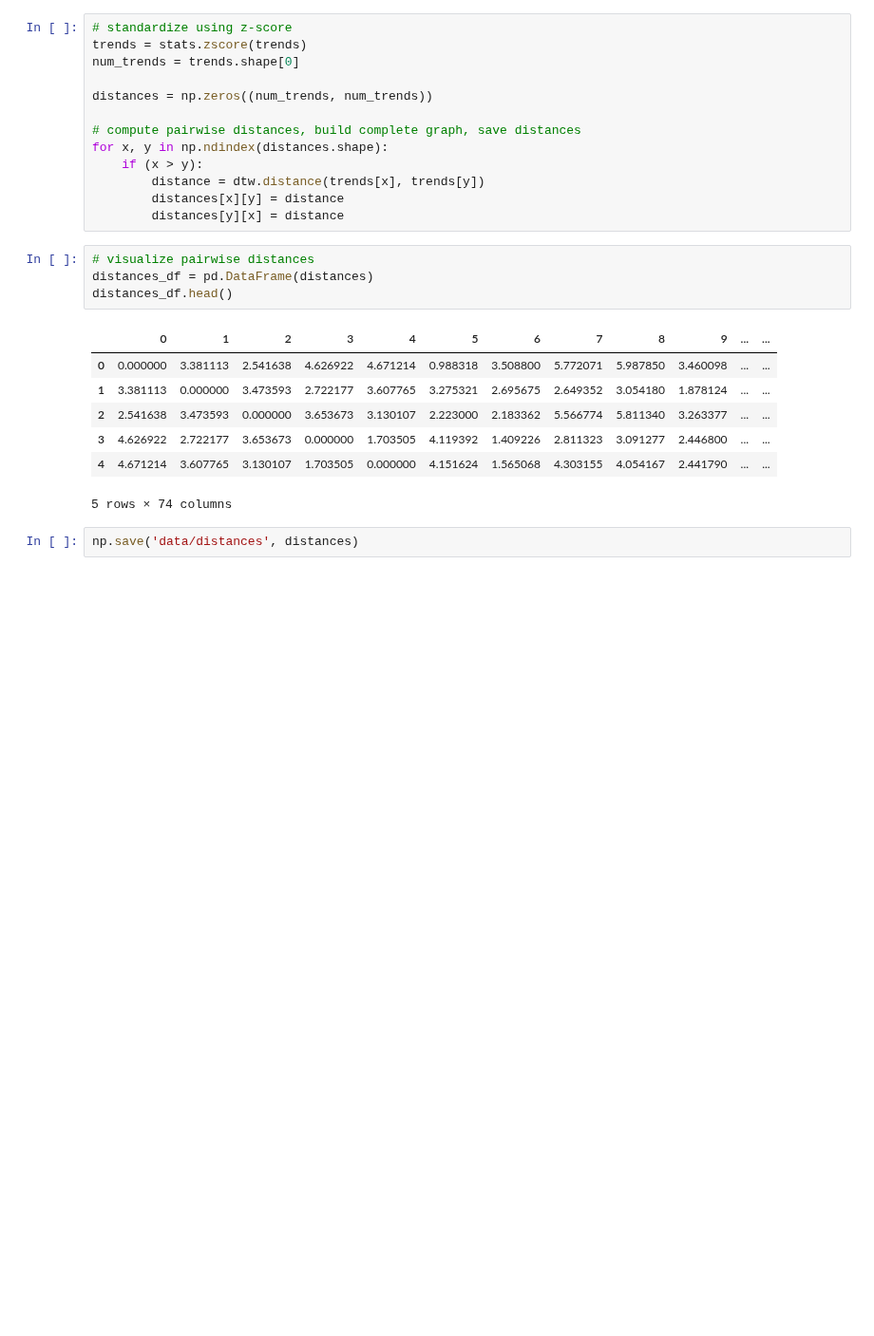
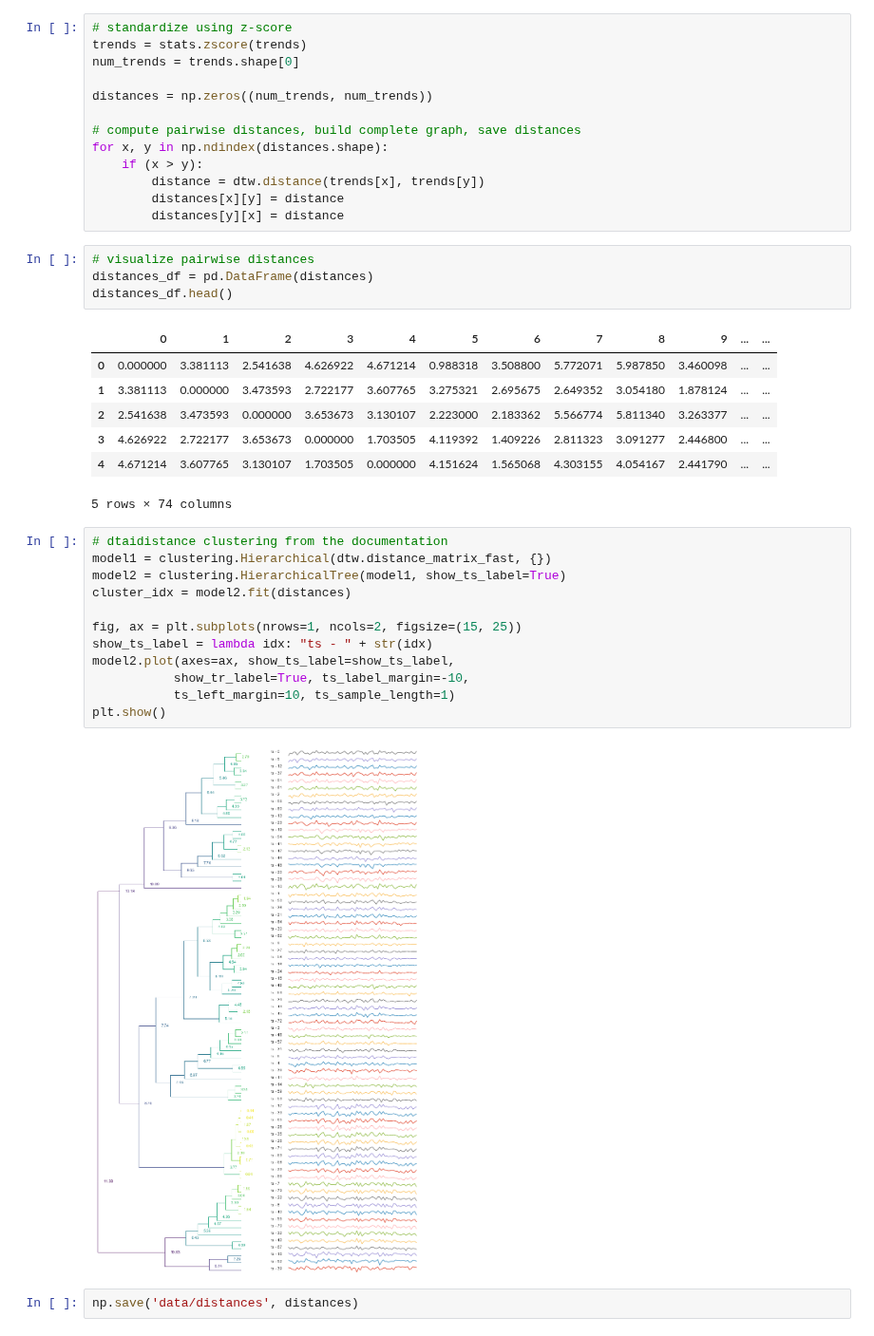
Before and after one commit to ys-lin14/acnh-clustering, a Jupyter notebook: 4_dynamic_time_warping.ipynb, the cells around one changed output. Shown at 95% size. Drawn from its saved outputs; the diff is of its cells as text; blank space fills up the shorter version.

Commit message:
add dtaidistance hierarchicaltree

```diff
--- a/4_dynamic_time_warping.ipynb
+++ b/4_dynamic_time_warping.ipynb
@@ -49,5 +50,19 @@ distances_df.head()
 | 3 | 4.626922 | 2.722177 | 3.653673 | 0.000000 | 1.703505 | 4.119392 | 1.409226 | 2.811323 | 3.091277 | 2.446800 | ... | ... |
 | 4 | 4.671214 | 3.607765 | 3.130107 | 1.703505 | 0.000000 | 4.151624 | 1.565068 | 4.303155 | 4.054167 | 2.441790 | ... | ... |
 5 rows × 74 columns
+# %%
+# dtaidistance clustering from the documentation
+model1 = clustering.Hierarchical(dtw.distance_matrix_fast, {})
+model2 = clustering.HierarchicalTree(model1, show_ts_label=True)
+cluster_idx = model2.fit(distances)
+
+fig, ax = plt.subplots(nrows=1, ncols=2, figsize=(15, 25))
+show_ts_label = lambda idx: "ts - " + str(idx)
+model2.plot(axes=ax, show_ts_label=show_ts_label,
+           show_tr_label=True, ts_label_margin=-10,
+           ts_left_margin=10, ts_sample_length=1)
+plt.show()
+# %% [output]
+[figure, added]
 # %%
 np.save('data/distances', distances)
```
Also changed, not shown: parts of 1 cell of this notebook.
